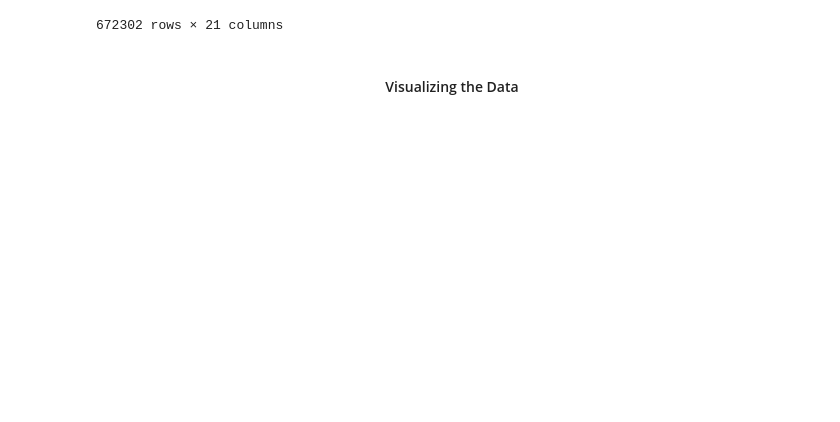
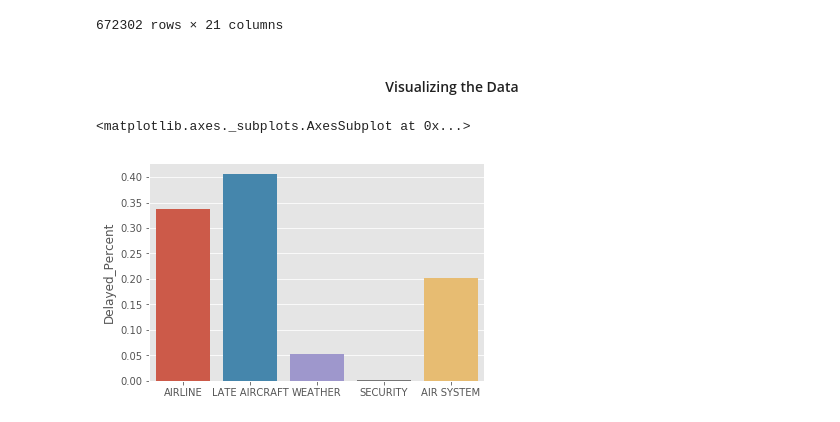
Before and after one commit to julepe7993/byu_econ_applied_machine_learning, a Jupyter notebook: homeworks/Homework_1_JAlvarez.ipynb, the cells around one changed output. Drawn from its saved outputs; the diff is of its cells as text; code cells hidden in the pictures; blank space fills up the shorter version.

```diff
--- a/homeworks/Homework_1_JAlvarez.ipynb
+++ b/homeworks/Homework_1_JAlvarez.ipynb
@@ -417,25 +254,21 @@ LATE_AIRCRAFT_DELAY    1023498
 WEATHER_DELAY          1023498
 dtype: int64
 # %%
-#I want to make the percentages like in a pie chart... do I need to make a new DF and then make the graph from there?
 
+A0 = flights_df["ARRIVAL_DELAY"].sum()
+A1 = (flights_df["AIRLINE_DELAY"].sum())
+B1 = ((flights_df["AIRLINE_DELAY"].sum()/60)/(flights_df["ARRIVAL_DELAY"].sum()/60))
+A2 = (flights_df["LATE_AIRCRAFT_DELAY"].sum())
+B2 = ((flights_df["LATE_AIRCRAFT_DELAY"].sum()/60)/(flights_df["ARRIVAL_DELAY"].sum()/60))
+A3 = (flights_df["WEATHER_DELAY"].sum())
+B3 = ((flights_df["WEATHER_DELAY"].sum()/60)/(flights_df["ARRIVAL_DELAY"].sum()/60))
+A4 = (flights_df["SECURITY_DELAY"].sum())
+B4 = ((flights_df["SECURITY_DELAY"].sum()/60)/(flights_df["ARRIVAL_DELAY"].sum()/60))
+A5 = (flights_df["AIR_SYSTEM_DELAY"].sum())
+B5 = ((flights_df["AIR_SYSTEM_DELAY"].sum()/60)/(flights_df["ARRIVAL_DELAY"].sum()/60))
 
-print('TOTALS SUMS OF DELAYS')
-print('TOTAL ARRIVAL_DELAY')
-print(flights_df["ARRIVAL_DELAY"].sum()/60)
-print('AIRLINE_DELAY')
-print(flights_df["AIRLINE_DELAY"].sum()/60)
-print((flights_df["AIRLINE_DELAY"].sum()/60)/(flights_df["ARRIVAL_DELAY"].sum()/60))
-print('LATE_AIRCRAFT_DELAY')
-print(flights_df["LATE_AIRCRAFT_DELAY"].sum()/60)
-print((flights_df["LATE_AIRCRAFT_DELAY"].sum()/60)/(flights_df["ARRIVAL_DELAY"].sum()/60))
-print('WEATHER_DELAY')
-print(flights_df["WEATHER_DELAY"].sum()/60)
-print((flights_df["WEATHER_DELAY"].sum()/60)/(flights_df["ARRIVAL_DELAY"].sum()/60))
-print('SECURITY_DELAY')
-print(flights_df["SECURITY_DELAY"].sum()/60)
-print((flights_df["SECURITY_DELAY"].sum()/60)/(flights_df["ARRIVAL_DELAY"].sum()/60))
-print('AIR_SYSTEM_DELAY')
-print(flights_df["AIR_SYSTEM_DELAY"].sum()/60)
-print((flights_df["AIR_SYSTEM_DELAY"].sum()/60)/(flights_df["ARRIVAL_DELAY"].sum()/60))
+summary_df = pd.DataFrame(data=[B1,B2,B3,B4,B5], index=['AIRLINE', 'LATE AIRCRAFT', 'WEATHER', 'SECURITY', 'AIR SYSTEM'],
+                          columns=['Delayed_Percent'])
+
+print(summary_df)
 # %% [output]
@@ -587,3 +399,8 @@ flights_df.append(flights_df.sum(numeric_only=True), ignore_index=True)
 672302 rows × 21 columns
 # %% [markdown]
 #### <center> Visualizing the Data
+# %%
+sns.barplot(summary_df.index, summary_df.Delayed_Percent)
+# %% [output]
+<matplotlib.axes._subplots.AxesSubplot at 0x...>
+[figure, added]
```
Also changed, not shown: parts of 34 cells of this notebook.
